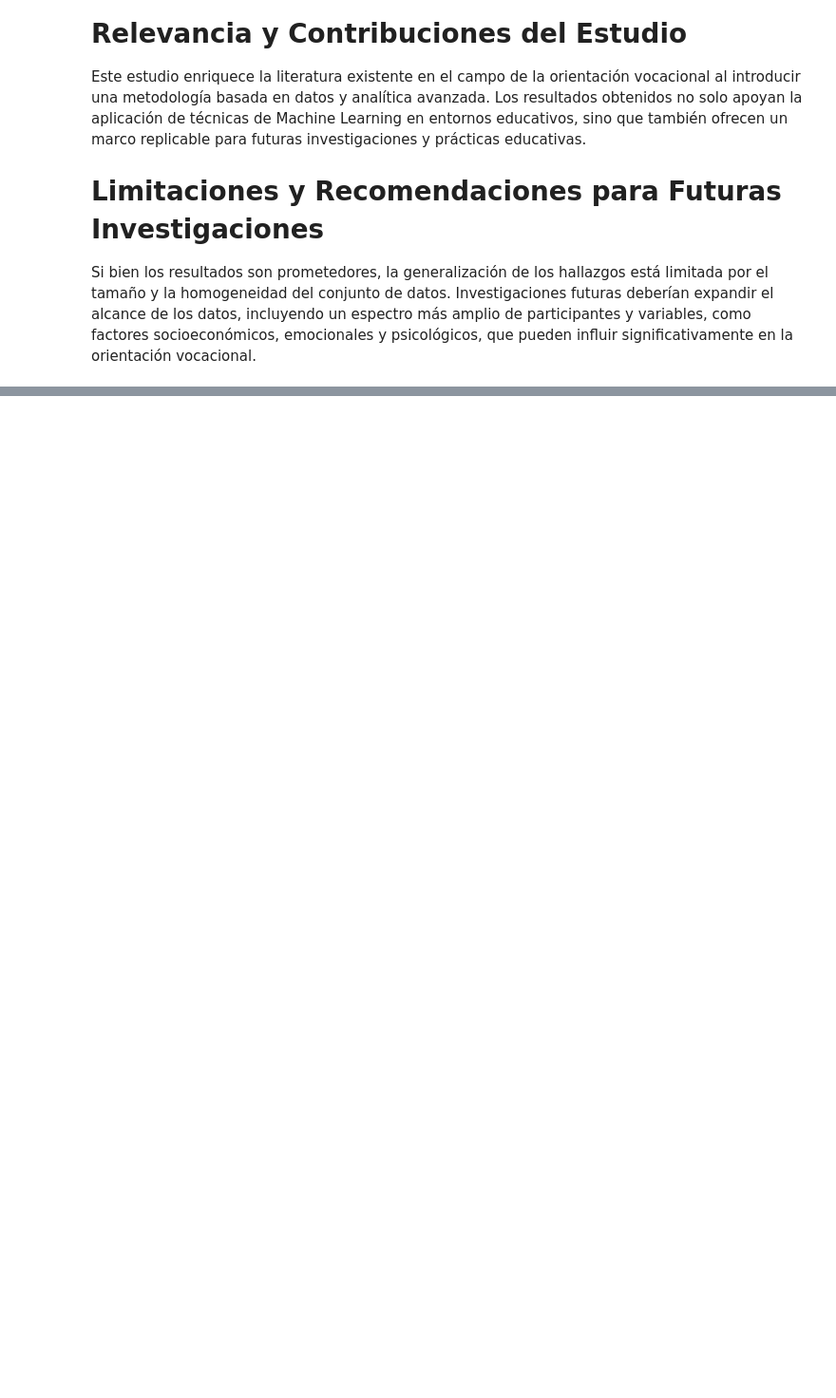
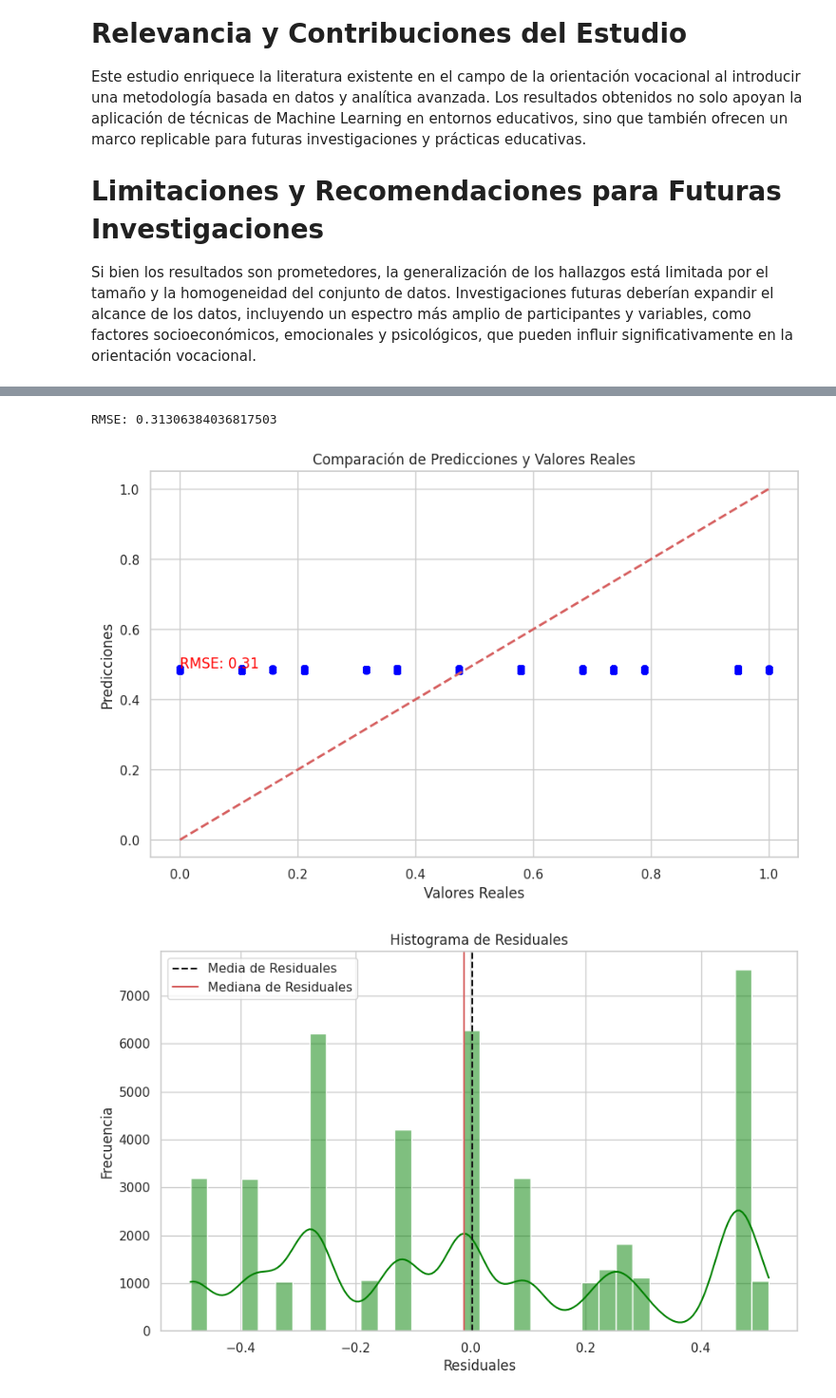
Before and after one commit to Cristhian-Guerrero/Aplicacion1, a Jupyter notebook: Resultados.ipynb, the cells around one changed output, grey strips where cells are left out. Shown: that part at 95% size. Cells and saved outputs as stored; diff of their text form; code cells hidden in the pictures; blank space fills up the shorter version.

```diff
--- a/Resultados.ipynb
+++ b/Resultados.ipynb
@@ -571,3 +497,12 @@ Este estudio enriquece la literatura existente en el campo de la orientación vo
 
 # **Limitaciones y Recomendaciones para Futuras Investigaciones**
 Si bien los resultados son prometedores, la generalización de los hallazgos está limitada por el tamaño y la homogeneidad del conjunto de datos. Investigaciones futuras deberían expandir el alcance de los datos, incluyendo un espectro más amplio de participantes y variables, como factores socioeconómicos, emocionales y psicológicos, que pueden influir significativamente en la orientación vocacional.
+# %%
+from sklearn.preprocessing import MinMaxScaler
+
+# Normalizar los valores de las columnas Carrera_max_ponderacion y ponderacion_total
+scaler = MinMaxScaler()
+datos_unificados[['Carrera_max_ponderacion', 'ponderacion_total']] = scaler.fit_transform(datos_unificados[['Carrera_max_ponderacion', 'ponderacion_total']])
+
+# Mostrar las primeras filas del DataFrame
+datos_unificados.head()
@@ -573,0 +526,64 @@ Si bien los resultados son prometedores, la generalización de los hallazgos est
+# %%
+import pandas as pd
+from sklearn.model_selection import train_test_split
+from sklearn.linear_model import LinearRegression
+from sklearn.metrics import mean_squared_error
+from math import sqrt
+
+# Cargar tus datos
+# df = pd.read_csv('tu_archivo.csv')
+
+# Suponiendo que 'datos_unificados' es tu DataFrame
+X = datos_unificados[['nota', 'ponderacion_total']]  # Cambia aquí por las características relevantes
+y = datos_unificados['Carrera_max_ponderacion']
+
+# Dividir los datos en entrenamiento y prueba
+X_train, X_test, y_train, y_test = train_test_split(X, y, test_size=0.2, random_state=42)
+
+# Crear y entrenar el modelo
+modelo = LinearRegression()
+modelo.fit(X_train, y_train)
+
+# Predicciones y evaluación
+y_pred = modelo.predict(X_test)
+rmse = sqrt(mean_squared_error(y_test, y_pred))
+
+print('RMSE:', rmse)
+# %% [output]
+RMSE: 0.31306384036817503
+# %%
+import matplotlib.pyplot as plt
+import seaborn as sns
+import numpy as np
+
+# Estilo de los gráficos
+sns.set(style="whitegrid", palette="muted")
+
+# Gráfico de Dispersión Mejorado
+plt.figure(figsize=(10, 6))
+sns.scatterplot(x=y_test, y=y_pred, alpha=0.6, edgecolor=None, color='blue')
+plt.plot([y.min(), y.max()], [y.min(), y.max()], 'r--', lw=2)  # Línea roja de perfecta predicción
+plt.xlabel('Valores Reales')
+plt.ylabel('Predicciones')
+plt.title('Comparación de Predicciones y Valores Reales')
+plt.grid(True)  # Añadir cuadrícula para mejor visualización
+
+# Añadir texto con el RMSE
+plt.text(s='RMSE: {:.2f}'.format(rmse), x=y_test.min(), y=y_pred.max(), color='red')
+
+plt.show()
+
+# Histograma de Residuales Mejorado
+plt.figure(figsize=(10, 6))
+residuales = y_test - y_pred
+sns.histplot(residuales, kde=True, color='green')
+plt.axvline(x=residuales.mean(), color='k', linestyle='--', label='Media de Residuales')
+plt.axvline(x=residuales.median(), color='r', linestyle='-', label='Mediana de Residuales')
+plt.title('Histograma de Residuales')
+plt.xlabel('Residuales')
+plt.ylabel('Frecuencia')
+plt.legend()
+plt.show()
+# %% [output]
+[figure, added]
+[figure, added]
```
Also changed, not shown: parts of 19 cells of this notebook.
